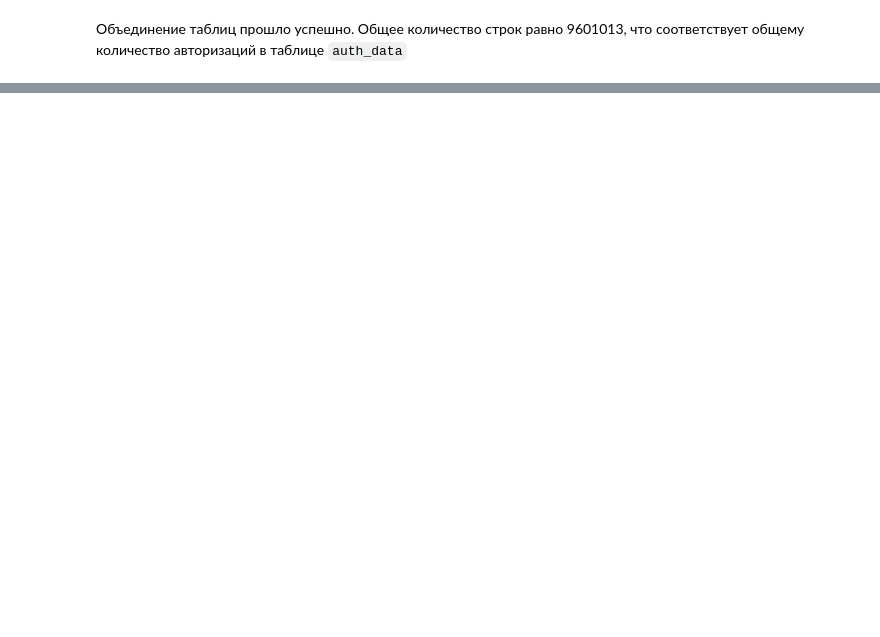
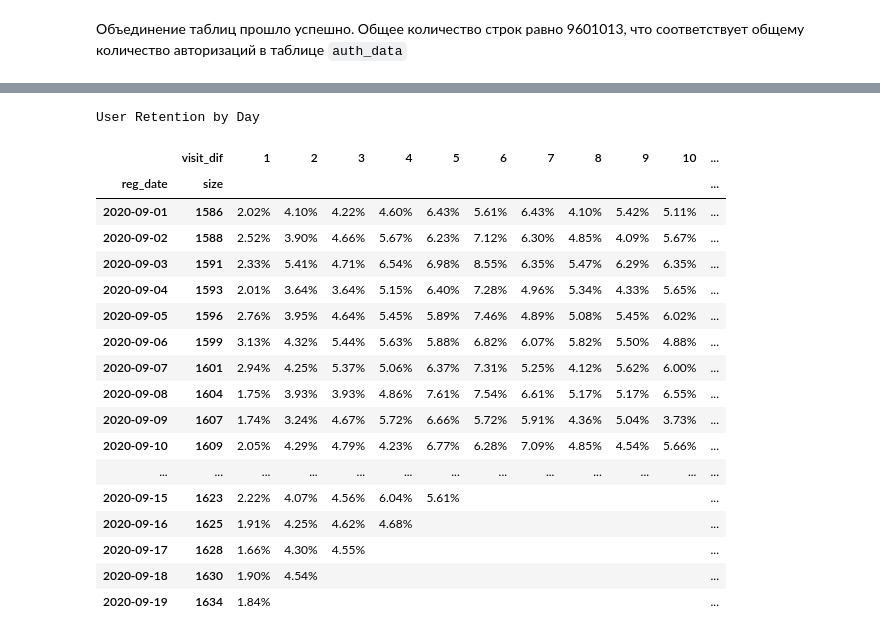
Before and after one commit to v9cheslav/mobile_app_analysis, a Jupyter notebook: mobile_app_analysis.ipynb, the cells around one changed output, grey strips where cells are left out. Saved outputs shown, nothing was run; the diff lists cells and outputs as text; code cells hidden in the pictures; blank space fills up the shorter version.

```diff
--- a/mobile_app_analysis.ipynb
+++ b/mobile_app_analysis.ipynb
@@ -212,0 +59,4 @@ app_data.shape
+# %%
+# Prepare links for the files to be analyzed
+reg_url = gdrive_download('https://drive.google.com/file/d/1nx3FnrR40w7tySetvM9r-l8ts84bFrjx')
+auth_url = gdrive_download('https://drive.google.com/file/d/1Rp_m650usbFrpotxDoIajzmxzzUr2A79')
@@ -892,0 +315,17 @@ np.float64(890.7407407407406)
+# %%
+# Create a pivot table from the DataFrame
+app_cohort_pivot = app_cohort.pivot_table(index=['reg_date', 'size'], columns='visit_dif', values='retention')
+app_cohort_pivot = app_cohort_pivot.loc[:, app_cohort_pivot.columns != 0]
+
+# Apply styles for better readability
+styled_pivot = (app_cohort_pivot
+                .style
+                .set_caption('User Retention by Day')
+                .background_gradient(cmap='plasma', axis=0)
+                .highlight_null('white')
+                .format("{:.2%}", na_rep="")
+                .set_table_styles([
+                    {'selector': 'th', 'props': [('min-width', '50px')]},
+                    {'selector': 'tr:hover', 'props': [('background-color', '#ffff99')]},
+                ]))
+styled_pivot
@@ -892,0 +456,23 @@ np.float64(890.7407407407406)
+# %%
+# Run a test of the retention function
+retention(reg_data, auth_data, '2020-09-01', '2020-09-20', 14, 'columns')
+# %% [output]
+User Retention by Day
+|  | visit_dif | 1 | 2 | 3 | 4 | 5 | 6 | 7 | 8 | 9 | 10 | ... |
+| reg_date | size |  |  |  |  |  |  |  |  |  |  | ... |
+| 2020-09-01 | 1586 | 2.02% | 4.10% | 4.22% | 4.60% | 6.43% | 5.61% | 6.43% | 4.10% | 5.42% | 5.11% | ... |
+| 2020-09-02 | 1588 | 2.52% | 3.90% | 4.66% | 5.67% | 6.23% | 7.12% | 6.30% | 4.85% | 4.09% | 5.67% | ... |
+| 2020-09-03 | 1591 | 2.33% | 5.41% | 4.71% | 6.54% | 6.98% | 8.55% | 6.35% | 5.47% | 6.29% | 6.35% | ... |
+| 2020-09-04 | 1593 | 2.01% | 3.64% | 3.64% | 5.15% | 6.40% | 7.28% | 4.96% | 5.34% | 4.33% | 5.65% | ... |
+| 2020-09-05 | 1596 | 2.76% | 3.95% | 4.64% | 5.45% | 5.89% | 7.46% | 4.89% | 5.08% | 5.45% | 6.02% | ... |
+| 2020-09-06 | 1599 | 3.13% | 4.32% | 5.44% | 5.63% | 5.88% | 6.82% | 6.07% | 5.82% | 5.50% | 4.88% | ... |
+| 2020-09-07 | 1601 | 2.94% | 4.25% | 5.37% | 5.06% | 6.37% | 7.31% | 5.25% | 4.12% | 5.62% | 6.00% | ... |
+| 2020-09-08 | 1604 | 1.75% | 3.93% | 3.93% | 4.86% | 7.61% | 7.54% | 6.61% | 5.17% | 5.17% | 6.55% | ... |
+| 2020-09-09 | 1607 | 1.74% | 3.24% | 4.67% | 5.72% | 6.66% | 5.72% | 5.91% | 4.36% | 5.04% | 3.73% | ... |
+| 2020-09-10 | 1609 | 2.05% | 4.29% | 4.79% | 4.23% | 6.77% | 6.28% | 7.09% | 4.85% | 4.54% | 5.66% | ... |
+| ... | ... | ... | ... | ... | ... | ... | ... | ... | ... | ... | ... | ... |
+| 2020-09-15 | 1623 | 2.22% | 4.07% | 4.56% | 6.04% | 5.61% |  |  |  |  |  | ... |
+| 2020-09-16 | 1625 | 1.91% | 4.25% | 4.62% | 4.68% |  |  |  |  |  |  | ... |
+| 2020-09-17 | 1628 | 1.66% | 4.30% | 4.55% |  |  |  |  |  |  |  | ... |
+| 2020-09-18 | 1630 | 1.90% | 4.54% |  |  |  |  |  |  |  |  | ... |
+| 2020-09-19 | 1634 | 1.84% |  |  |  |  |  |  |  |  |  | ... |
```
Also changed, not shown: parts of 176 cells of this notebook.
